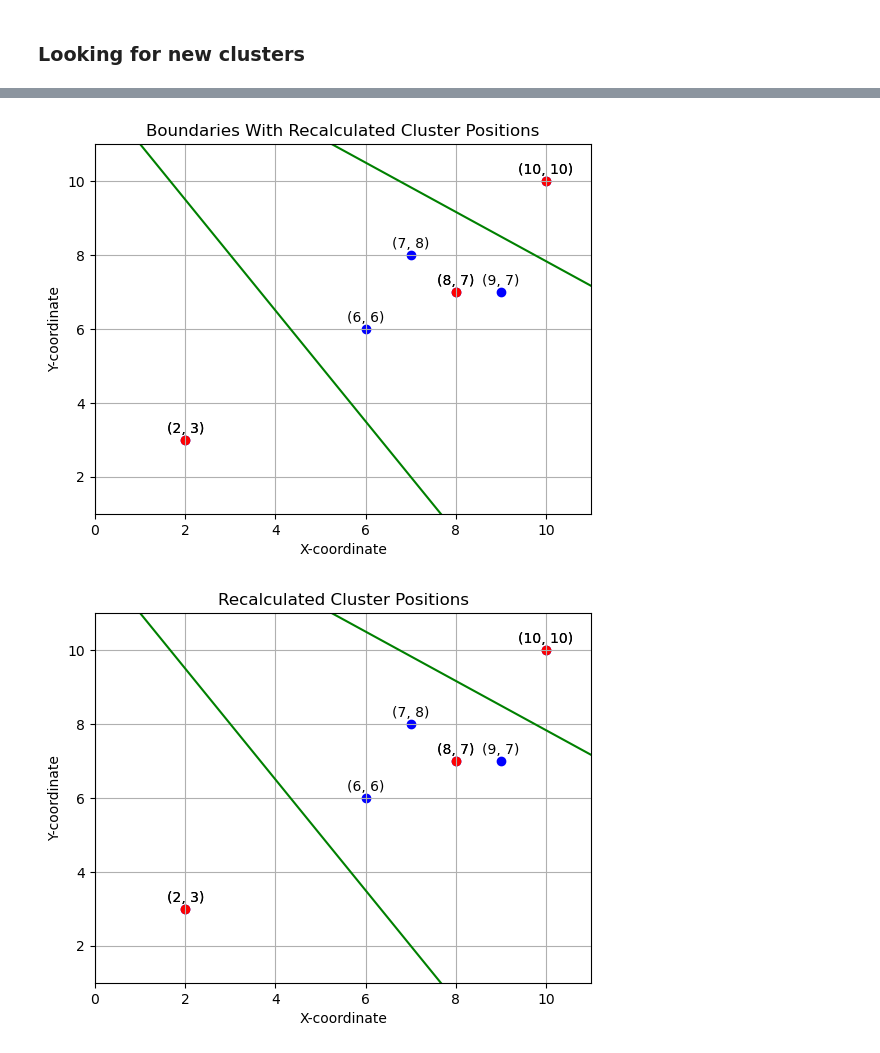
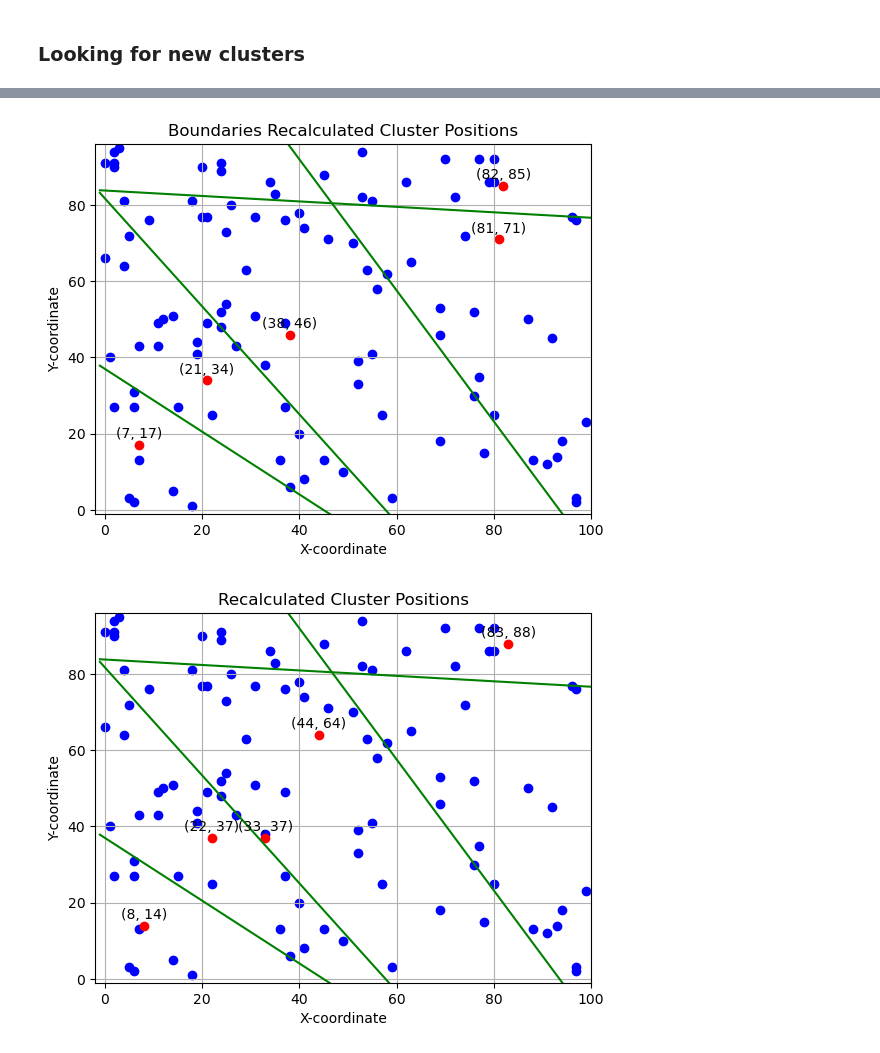
Before and after one commit to drga9808/Clustering-algorithm, a Jupyter notebook: clustering_algorithm.ipynb, the cells around one changed output, grey strips where cells are left out. Cells and saved outputs as stored; diff of their text form; code cells hidden in the pictures.

```diff
--- a/clustering_algorithm.ipynb
+++ b/clustering_algorithm.ipynb
@@ -47,9 +51,19 @@ dot.edge('D2', 'A', label='Start again')  # Looping back edge
 import numpy as np
 import matplotlib.pyplot as plt
 import visualize_data
+import utils
 
 # Datapoints from exapmle in the book of reference.
-X = np.array(([2,3],[6,6],[7,8],[8,7],[9,7],[10,10]))
+#X = np.array(([2,3], [6,6], [7,8], [8,7], [9,7], [10,10]))
+
+# New set of datapoints
+X = np.array(([2,3], [1,1], [4,1], [4,4], [5,5], [6,6], [7,8], [8,7], [9,7], [9,10], [10,10]))
+
+# Set of random n points with 2D
+n_points = 100
+upper_bound = 100
+lower_bound = 0
+#X = utils.generate_random_points(n_points, lower_bound,upper_bound)
 
 visualize_data.plot_data(X, title="Original Data Points")
 # %% [output]
@@ -198,8 +213,12 @@ Once the first 2 clusters are allocated in the optimal positions is time to star
 # %%
 cont = 0 # Counter for reference
 added = False
+deletion = False
+# Evaluate stop criterium
+criterium = abs((D_new- D) / D_new)
+keep = False
 
-while abs((D_new- D) / D_new) >= 0.1 and cont < 10: # Stop Criterium
+while criterium >= 0.1 or (cont < 10): # Stop Criterium
 
     # Update D
     D = D_new
@@ -209,26 +228,64 @@ while abs((D_new- D) / D_new) >= 0.1 and cont < 10: # Stop Criterium
     dist_max_cluster, dist_max_point, dist_max, avg_dist = utils.find_farest_node(CH, cluster_points)
 
     # Step 4: Evaluate the criterium.
-    if dist_max > (avg_dist * 2):
+    if dist_max > (avg_dist * 2) or (keep == True and criterium <= 0.1):
         # Compute the new cluster to add
-        new_CH = utils.add_centroid(dist_max_cluster, dist_max_point, dist_max)
+        new_CH = utils.add_centroid(dist_max_cluster, dist_max_point, dist_max, lower_bound, upper_bound)
         CH = np.vstack((CH,new_CH))
         CH = np.sort(CH, axis=0)
         added = True
 
+
     # Step 5: Find the new boundaries with the new added cluster.
     if added:
-        boundaries_points, boundaries_lines_m, boundaries_lines_b = utils.find_boundaries(X, CH, title='Boundaries With New Added Cluster')
+        boundaries_points, boundaries_lines_m, boundaries_lines_b = utils.find_boundaries(X, CH, title='Boundaries New Added Cluster')
     else:
-        boundaries_points, boundaries_lines_m, boundaries_lines_b = utils.find_boundaries(X, CH, title='Boundaries With Recalculated Cluster Positions')
+        boundaries_points, boundaries_lines_m, boundaries_lines_b = utils.find_boundaries(X, CH, title='Boundaries Recalculated Cluster Positions')
 
     # Step 6: Assign data points to their corresponding clusters with the new clusters.
     cluster_points = utils.allocate_datapoints(X, CH, boundaries_lines_m, boundaries_lines_b)
 
+# !!!!!!!!!!!!!!!!!!!!!!!!!!!!!!!!!!!!!!!!!!!!!!!!!!!!!!!!!!!!!!!!!!!!!!!!!!!!!!!!!!!!!!!!!!!!!!!!!!!
+    # Check if there is a cluster without any point.
+    empty_clusters = [cluster for cluster, points in cluster_points.items() if not points]
+
+    # If there exist empty cluster
+    while empty_clusters:
+        deletion = True
+
+        print('!!!!!!!!!!!!!!!!!!!!!!!!!!!!!!!!!!!!!!!!!!!!!!!!!!!!!!!!!!')
+        print(f'There are {len(empty_clusters)} empty clusters')
+        # Remove the empty clusters
+        for cluster in empty_clusters:
+            print(f'cluster {CH[cluster]}')
+            del cluster_points[cluster]
+
+        # Extract the  clusters from the dictionary
+        CH_modified = np.zeros((len(cluster_points), CH.shape[1])) # Create new cluster array
+        for i in cluster_points.keys():
+            CH_modified[i] = cluster_points[i] # Fill the new cluster with the actual values from the dictionary
+        # Sort cluster array
+        CH_modified = np.sort(CH_modified, axis=0)
+
+        # Rearrange the boundaries
+        boundaries_points, boundaries_lines_m, boundaries_lines_b = utils.find_boundaries(X, CH_modified, title='Boundaries Empty Cluster Deletion')
+
+        # Assign data points to their corresponding clusters with deletion modification.
+        cluster_points = utils.allocate_datapoints(X, CH, boundaries_lines_m, boundaries_lines_b)
+
+        # Check again if there is a cluster without any point.
+        empty_clusters = [cluster for cluster, points in cluster_points.items() if not points]
+
+        # Update clusters
+        CH = CH_modified
+
+        deletion = False
+#  !!!!!!!!!!!!!!!!!!!!!!!!!!!!!!!!!!!!!!!!!!!!!!!!!!!!!!!!!!!!!!!!!!!!!!!!!!!!!!!!!!!!!!!!!!!!!!!!!!!
+
     # Step 7: Recalculate cluster positionns based on the average of the data points that belong to each of them.
-    if added:
+    if added and not deletion:
         new_CHs = utils.compute_centroids(X, CH.copy(), cluster_points, boundaries_points, boundaries_lines_m, boundaries_lines_b,
-                                          title='Recalculated Cluster Positions With New Cluster Added')
+                                          title='Recalculated Cluster Positions New Added Cluster')
     else:
         new_CHs = utils.compute_centroids(X, CH.copy(), cluster_points, boundaries_points, boundaries_lines_m, boundaries_lines_b,
                                           title='Recalculated Cluster Positions')
@@ -242,4 +299,9 @@ while abs((D_new- D) / D_new) >= 0.1 and cont < 10: # Stop Criterium
     CH = new_CHs
     cont += 1
     added = False
+
+    # Evaluate stop criterium
+    criterium = abs((D_new- D) / D_new)
+    keep = utils.check_distance_clusters(CH, cluster_points, boundaries_points)
+    print(keep)
 # %% [output]
@@ -270,2 +337,2 @@ The average distance from the nodes to this cluster is 1.1625703849682212
-[figure, old version]
+[figure, new version]
-[figure, old version]
+[figure, new version]
```
Also changed, not shown: parts of 10 cells of this notebook, 6 other files.
